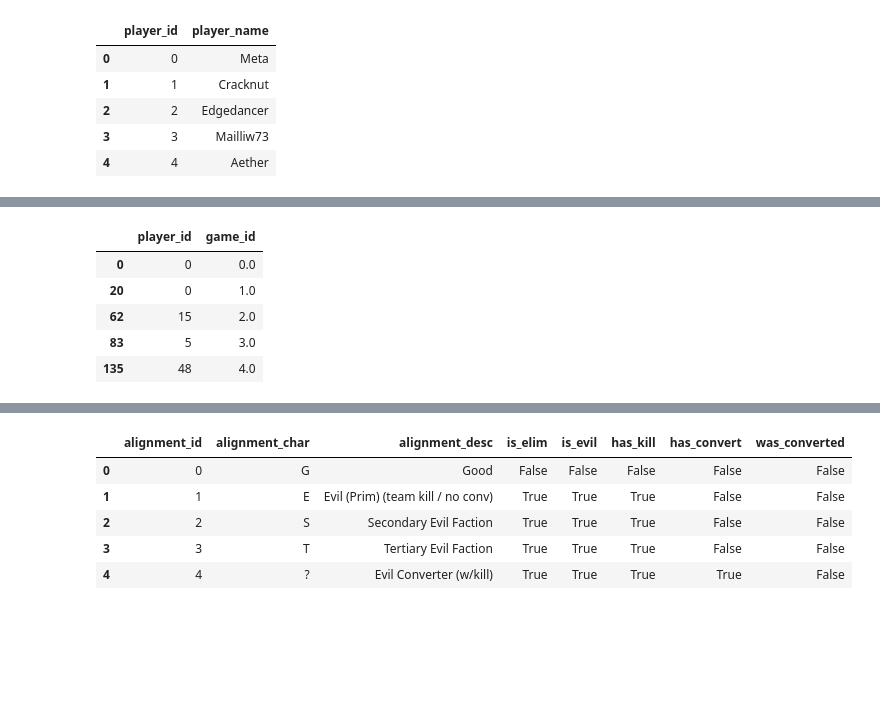
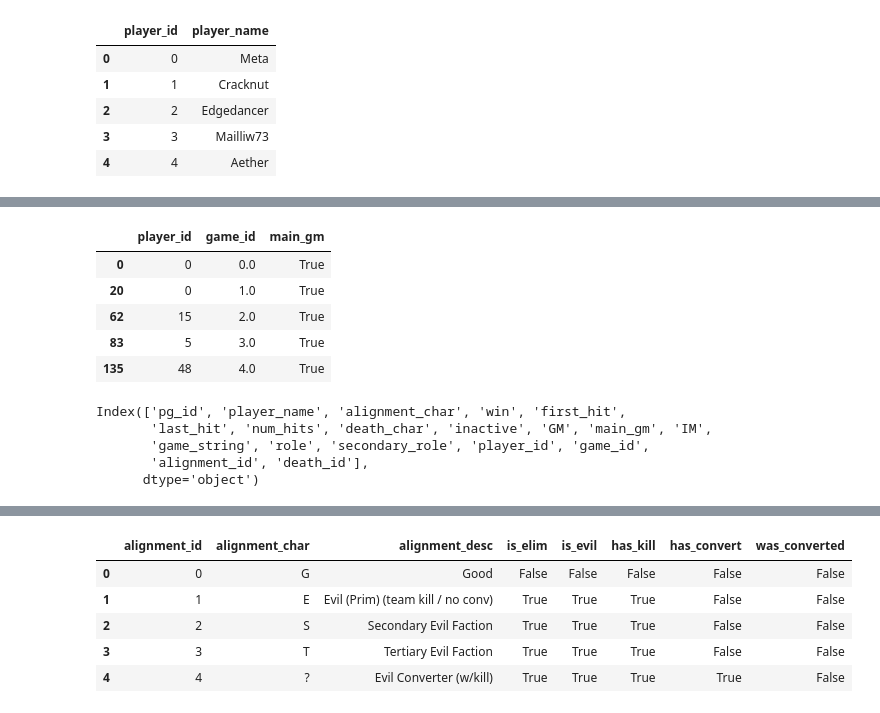
Before and after one commit to isabelle-sanford/se-stats, a Jupyter notebook: data_cleaning.ipynb, the cells around one changed output, grey strips where cells are left out. Drawn from its saved outputs; the diff is of its cells as text; code cells hidden in the pictures; blank space fills up the shorter version.

```diff
--- a/data_cleaning.ipynb
+++ b/data_cleaning.ipynb
@@ -147,7 +148,7 @@ game.rename(inplace=True, columns={
     "Mech": "mechanics_balance", # blank rn!!
     "Dist": "distribution_balance",
     "World": "setting", # need to make setting table and replace this w setting_id
-    "Anon?": "anon_num",
+    "Anon": "anon_num",
     "Title/Link": "title", # need to get link separately. hidden col?
     # LINK
     "start_date": "start_date",
@@ -289,16 +294,0 @@ V/E
-# %%
-# TODO id replacements:
-# in PG - player_id, game_id, alignment_id, death_id
-
-merged_data = data.merge(player, on="player_name", how="left")
-
-merged_data = merged_data.merge(game.filter(["game_id", "game_string"]), on="game_string", how="left")
-
-merged_data = merged_data.merge(alignment.filter(["alignment_id", "alignment_char"]), on="alignment_char", how="left")
-
-merged_data = merged_data.merge(death.filter(["death_id", "death_char"]), on="death_char", how="left")
-
-merged_data.head()
-# in game - setting_id
-
-game = game.merge(settings, on="world", how="left")
@@ -304,0 +317,17 @@ game = game.merge(settings, on="world", how="left")
+# %%
+# TODO id replacements:
+# in PG - player_id, game_id, alignment_id, death_id
+
+s = pd.Series(player.set_index("player_name")["player_id"])
+data["player_id"] = data["player_name"].map(s)
+
+s = pd.Series(game.set_index("game_string")["game_id"])
+data["game_id"] = data["game_string"].map(s)
+
+s = pd.Series(alignment.set_index("alignment_char")["alignment_id"])
+data["alignment_id"] = data["alignment_char"].map(s)
+
+s = pd.Series(death.set_index("death_char")["death_id"])
+data["death_id"] = data["death_char"].map(s)
+
+data.head()
@@ -321,20 +369,22 @@ game.head()
 # %%
 # make GMs table from PG
 
-gms = merged_data[merged_data["GM"] == "Y"].filter(["player_id", "game_id"])
+gms = data[data["GM"] == "Y"].filter(["player_id", "game_id", "main_gm"])
 
 #gms.rename(columns={"player_id": "gm_id"}, inplace=True)
 
 # ! MAIN GM
 
+gms["main_gm"] = gms["main_gm"].map({"Y": True, "nan": False, np.nan: False})
+
 gms.head()
 
 # optionally export gms table
 # %% [output]
-|  | player_id | game_id |
-| 0 | 0 | 0.0 |
-| 20 | 0 | 1.0 |
-| 62 | 15 | 2.0 |
-| 83 | 5 | 3.0 |
-| 135 | 48 | 4.0 |
+|  | player_id | game_id | main_gm |
+| 0 | 0 | 0.0 | True |
+| 20 | 0 | 1.0 | True |
+| 62 | 15 | 2.0 | True |
+| 83 | 5 | 3.0 | True |
+| 135 | 48 | 4.0 | True |
 # %%
@@ -342,3 +392,11 @@ gms.head()
+# %%
+data.columns
+# %% [output]
+Index(['pg_id', 'player_name', 'alignment_char', 'win', 'first_hit',
+       'last_hit', 'num_hits', 'death_char', 'inactive', 'GM', 'main_gm', 'IM',
+       'game_string', 'role', 'secondary_role', 'player_id', 'game_id',
+       'alignment_id', 'death_id'],
+      dtype='object')
 # %%
 # clean PG - take out GM, spec, IM, ??
 
```
Also changed, not shown: parts of 21 cells of this notebook, 3 other files.
